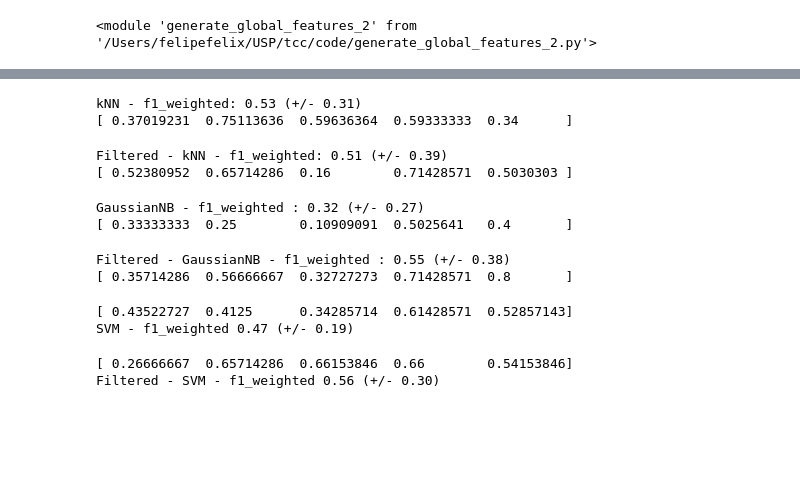
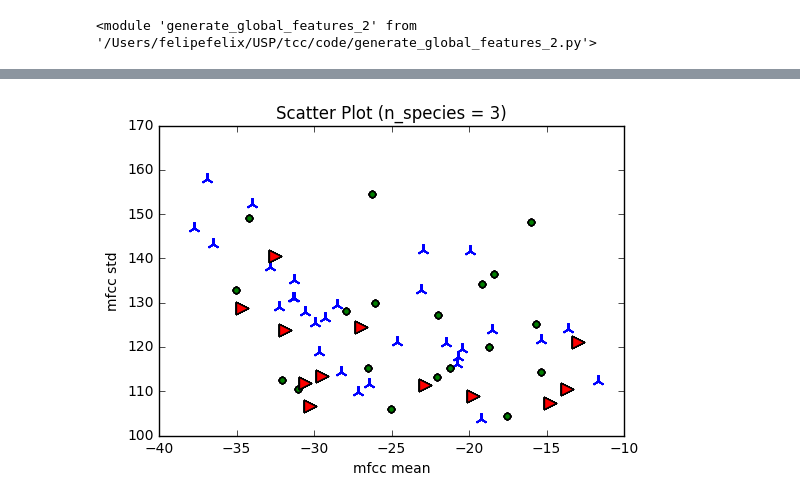
Before and after one commit to fsfelix/tcc, a Jupyter notebook: code/Classification-Filtering.ipynb, the cells around one changed output, grey strips where cells are left out. Cells and saved outputs as stored; diff of their text form; code cells hidden in the pictures; blank space fills up the shorter version.

```diff
--- a/code/Classification-Filtering.ipynb
+++ b/code/Classification-Filtering.ipynb
@@ -107,49 +102,9 @@ util.plot_scatter(data[:,0], data[:,1], labels, feat + ' mean', feat + ' std')
-# %%
-clf     = neighbors.KNeighborsClassifier(3, weights = 'uniform')
-scores  = cross_val_score(clf, data_gt, labels_gt, n_jobs = -1, cv = 5, scoring=scoring)
-result  = '{0:.2f} (+/- {1:.2f})'.format(scores.mean(), scores.std() * 2)
-print('kNN - {0}: {1:.2f} (+/- {2:.2f})'.format(scoring, scores.mean(), scores.std() * 2))
-print(scores)
-
-clf     = neighbors.KNeighborsClassifier(3, weights = 'uniform')
-scores  = cross_val_score(clf, data, labels, n_jobs = -1, cv = 5, scoring=scoring)
-result  = '{0:.2f} (+/- {1:.2f})'.format(scores.mean(), scores.std() * 2)
-print('Filtered - kNN - {0}: {1:.2f} (+/- {2:.2f})'.format(scoring, scores.mean(), scores.std() * 2))
-print(scores)
-# %% [output]
-kNN - f1_weighted: 0.53 (+/- 0.31)
-[ 0.37019231  0.75113636  0.59636364  0.59333333  0.34      ]
-Filtered - kNN - f1_weighted: 0.51 (+/- 0.39)
-[ 0.52380952  0.65714286  0.16        0.71428571  0.5030303 ]
-# %%
-gnb    = GaussianNB()
-scores = cross_val_score(gnb, data_gt, labels_gt, n_jobs = -1, cv = 5, scoring=scoring)
-result = '{0:.2f} (+/- {1:.2f})'.format(scores.mean(), scores.std() * 2)
-print('GaussianNB - {0} : {1:.2f} (+/- {2:.2f})'.format(scoring,scores.mean(), scores.std() * 2))
-print(scores)
-
-gnb    = GaussianNB()
-scores = cross_val_score(gnb, data, labels, n_jobs = -1, cv = 5, scoring=scoring)
-result = '{0:.2f} (+/- {1:.2f})'.format(scores.mean(), scores.std() * 2)
-print('Filtered - GaussianNB - {0} : {1:.2f} (+/- {2:.2f})'.format(scoring,scores.mean(), scores.std() * 2))
-print(scores)
-# %% [output]
-GaussianNB - f1_weighted : 0.32 (+/- 0.27)
-[ 0.33333333  0.25        0.10909091  0.5025641   0.4       ]
-Filtered - GaussianNB - f1_weighted : 0.55 (+/- 0.38)
-[ 0.35714286  0.56666667  0.32727273  0.71428571  0.8       ]
+# %%
+util.plot_scatter(data_f2[:,0], data_f2[:,1], labels, feat + ' mean', feat + ' std')
+# %% [output]
+[figure, added]
 # %%
-clf = svm.SVC(kernel = 'linear', C = 1, decision_function_shape='ovr')
-scores = cross_val_score(clf, data_gt, labels_gt, n_jobs = -1, cv = 5, scoring=scoring)
-print(scores)
-print('SVM - {0} {1:.2f} (+/- {2:.2f})'.format(scoring, scores.mean(), scores.std() * 2))
-
-clf = svm.SVC(kernel = 'linear', C = 1, decision_function_shape='ovr')
-scores = cross_val_score(clf, data, labels, n_jobs = -1, cv = 5, scoring=scoring)
-print(scores)
-print('Filtered - SVM - {0} {1:.2f} (+/- {2:.2f})'.format(scoring, scores.mean(), scores.std() * 2))
+def generate_scores(clf, clf_name, data, labels, scoring, cv = 5):
+    scores  = cross_val_score(clf, data, labels, n_jobs = -1, cv = cv, scoring = scoring)
+    print(scores)
+    print('{0} - {1}: {2:.2f} (+/- {3:.2f})'.format(clf_name, scoring, scores.mean(), scores.std() * 2))
-# %% [output]
-[ 0.43522727  0.4125      0.34285714  0.61428571  0.52857143]
-SVM - f1_weighted 0.47 (+/- 0.19)
-[ 0.26666667  0.65714286  0.66153846  0.66        0.54153846]
-Filtered - SVM - f1_weighted 0.56 (+/- 0.30)
```
Also changed, not shown: parts of 8 cells of this notebook, 40 other files.
